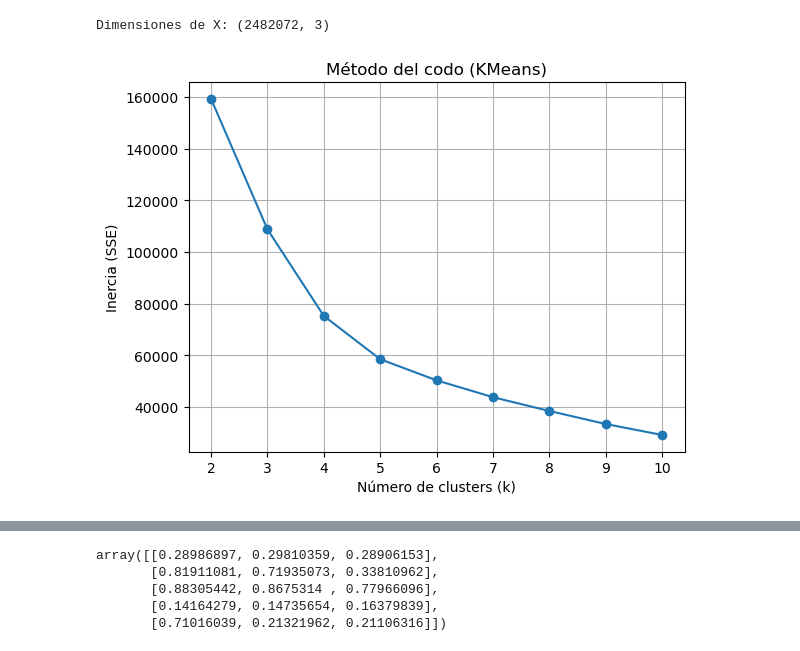
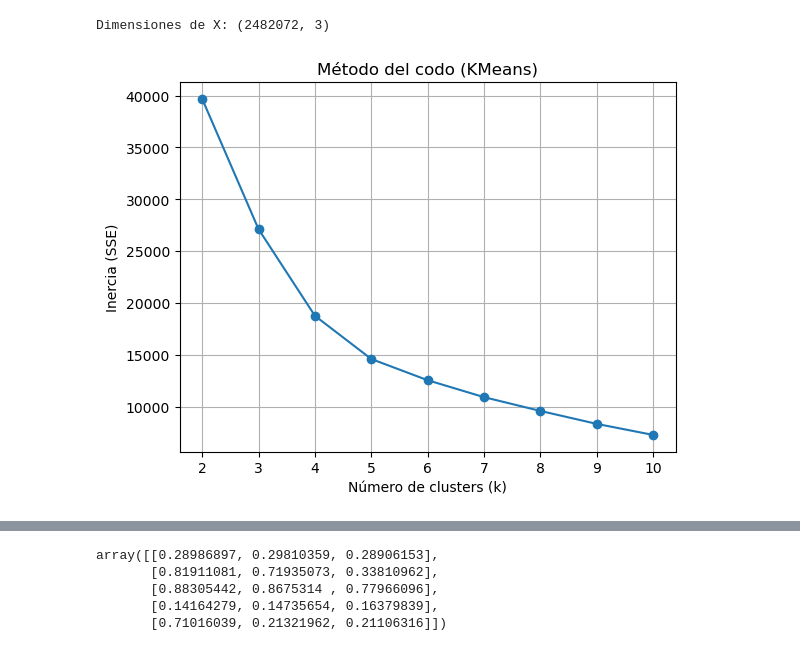
Before and after one commit to danixeh/PaletteML, a Jupyter notebook: Taller.ipynb, the cells around one changed output, grey strips where cells are left out. Saved outputs shown, nothing was run; the diff lists cells and outputs as text; code cells hidden in the pictures.

```diff
--- a/Taller.ipynb
+++ b/Taller.ipynb
@@ -243,7 +285,5 @@ silhouette_plot(img_pca, "kmeans", 2, 10)
-# %%
-elbow_plot(X, 2, 10)
-# silhouette_plot(X, 2, 10)
-# silhouette_analysis(X, 2, 6)
-# %% [output]
-[figure, removed]
+# %%
+elbow_plot(processed_images_transform[0], 2, 10)
+# %% [output]
+[figure, added]
 # %%
```
Also changed, not shown: parts of 35 cells of this notebook.
